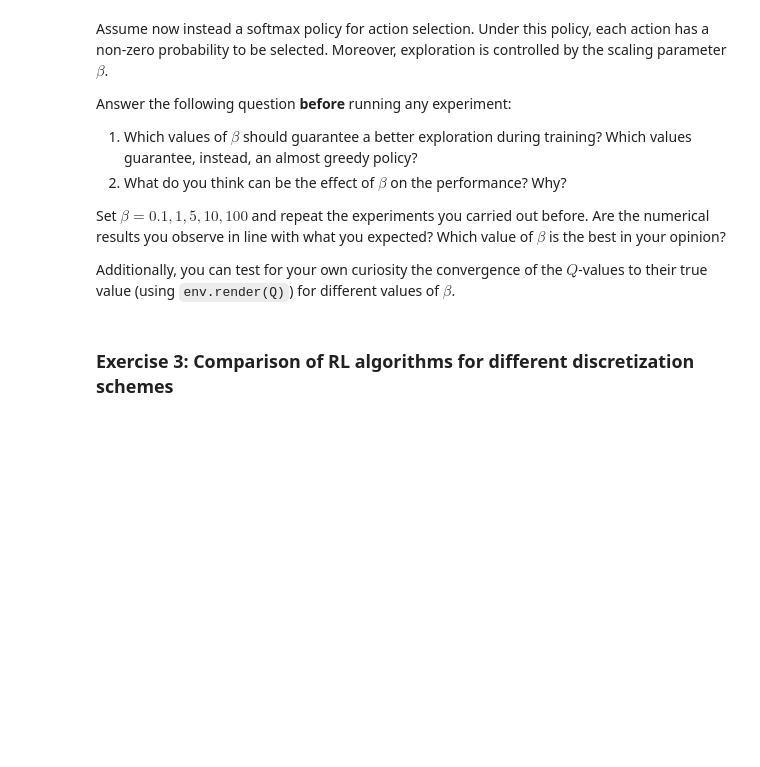
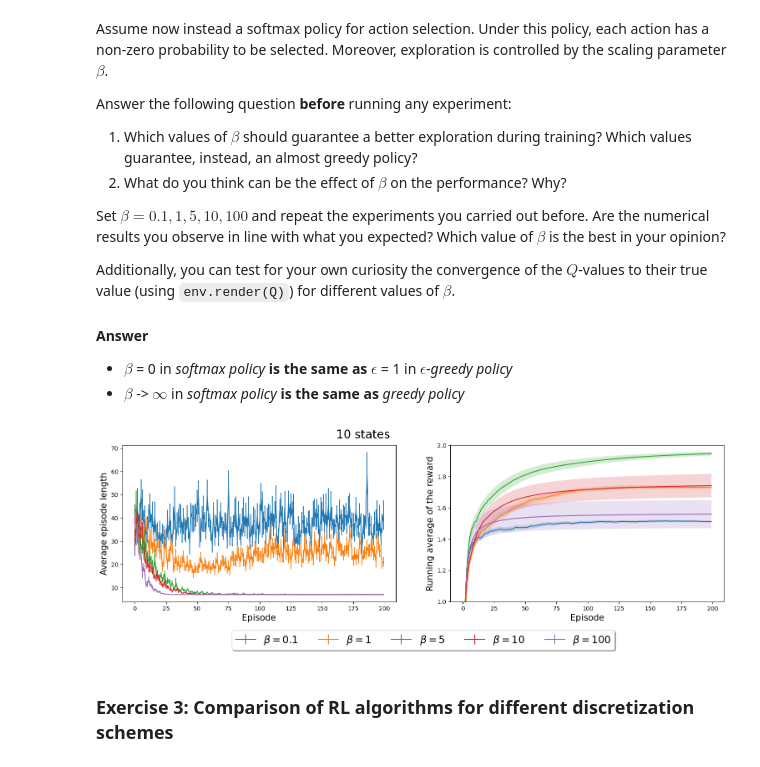
Before and after one commit to Jakhongir0103/Artificial-NN_and_RL, a Jupyter notebook: 1_environment1/environment1.ipynb, the cells around one changed output. Drawn from its saved outputs; the diff is of its cells as text; code cells hidden in the pictures; blank space fills up the shorter version.

```diff
--- a/1_environment1/environment1.ipynb
+++ b/1_environment1/environment1.ipynb
@@ -413,6 +429,11 @@ Answer the following question **before** running any experiment:
 Set $\beta = 0.1, 1, 5, 10, 100$ and repeat the experiments you carried out before. Are the numerical results you observe in line with what you expected? Which value of $\beta$ is the best in your opinion?
 
 Additionally, you can test for your own curiosity the convergence of the $Q$-values to their true value (using `env.render(Q)`) for different values of $\beta$.
+# %% [markdown]
+**Answer**
+
+- $\beta$ = 0 in _softmax policy_ **is the same as** $\epsilon$ = 1 in $\epsilon$-_greedy policy_
+- $\beta$ -> $\infty$ in _softmax policy_ **is the same as** _greedy policy_
 # %%
 from RL_algorithms.utils_template import *
 
@@ -435,35 +456,42 @@ Q_LEARNING_NON_GREEDY = {
 
 Q_LEARNING_1_GREEDY = {
     'algo_name': 'q_learning',
     'name': r'$\beta = 1$',
     'params': {**params, 'epsilon_exploration': 1}
 }
 
 Q_LEARNING_5_GREEDY = {
     'algo_name': 'q_learning',
     'name': r'$\beta = 5$',
     'params': {**params, 'epsilon_exploration': 5}
 }
 
 Q_LEARNING_10_GREEDY = {
     'algo_name': 'q_learning',
     'name': r'$\beta = 10$',
     'params': {**params, 'epsilon_exploration': 10}
 }
 
 Q_LEARNING_100_GREEDY = {
     'algo_name': 'q_learning',
     'name': r'$\beta = 100$',
     'params': {**params, 'epsilon_exploration': 100}
 }
 
 
 
 algorithms = [Q_LEARNING_NON_GREEDY, Q_LEARNING_1_GREEDY, Q_LEARNING_5_GREEDY, Q_LEARNING_10_GREEDY, Q_LEARNING_100_GREEDY]
 
 env = TMaze(2, 5)
-compare_episodes_lengths_and_rewards(env=env, algos=algorithms, num_avg=num_avg,
-                                     show_std=True, additional_params=[{"num_episodes": 200}] * len(algorithms))
+compare_episodes_lengths_and_rewards(
+    env=env,
+    algos=algorithms,
+    num_avg=num_avg,
+    show_std=True,
+    additional_params=[{"num_episodes": 200}] * len(algorithms)
+)
+# %% [output]
+[figure, added]
 # %% [markdown]
 ### Exercise 3: Comparison of RL algorithms for different discretization schemes
 # %% [markdown]
```
Also changed, not shown: parts of 9 cells of this notebook, 2 other files.
